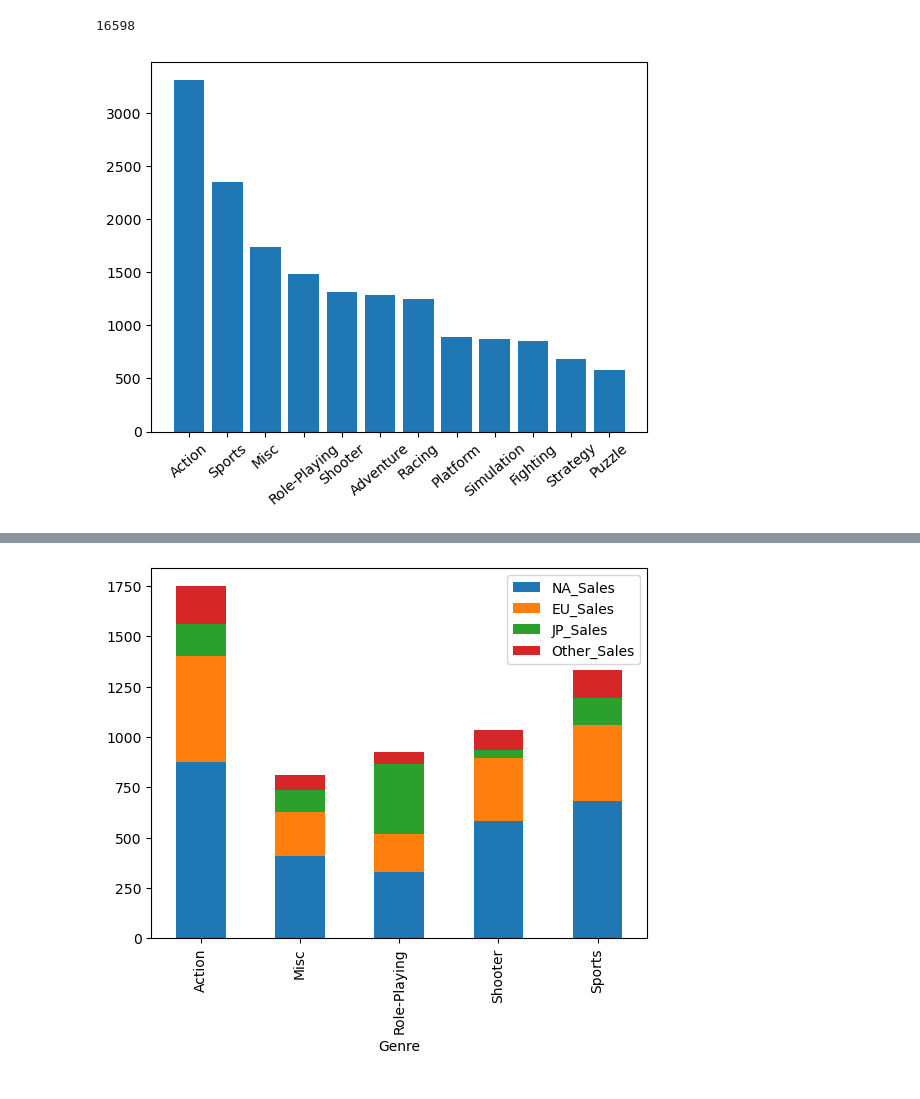
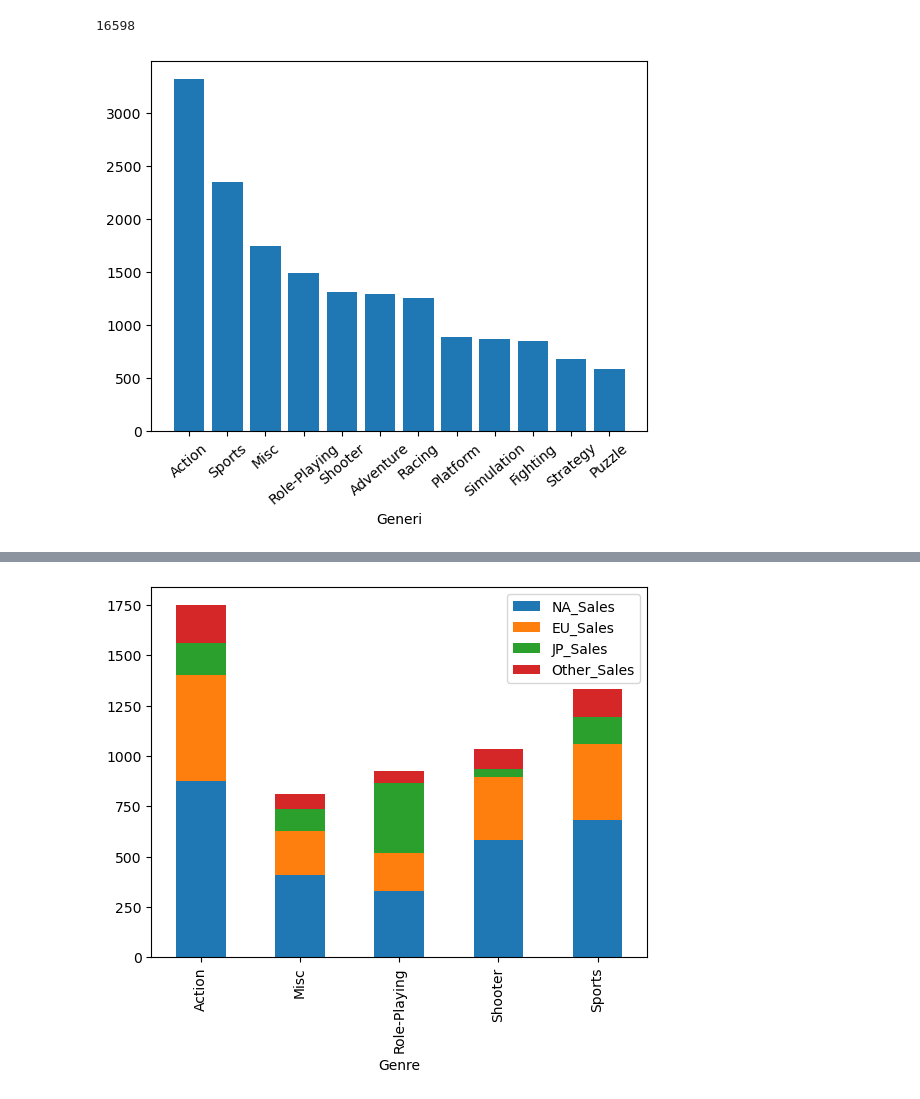
Before and after one commit to MatteoBarel57/programminglab2, a Jupyter notebook: Es5.ipynb, the cells around one changed output, grey strips where cells are left out. Cells and saved outputs as stored; diff of their text form; code cells hidden in the pictures.

```diff
--- a/Es5.ipynb
+++ b/Es5.ipynb
@@ -99,11 +99,12 @@ len(df)
 # %%
 generi = df["Genre"].value_counts()
 
 plt.bar(generi.index, generi.values)
+plt.xlabel("Generi")
 plt.xticks(rotation=40)
 plt.show()
 # %% [output]
-[figure, old version]
+[figure, new version]
 # %%
 anni = df["Year"].value_counts().sort_index()
 
```
Also changed, not shown: parts of 1 cell of this notebook.
